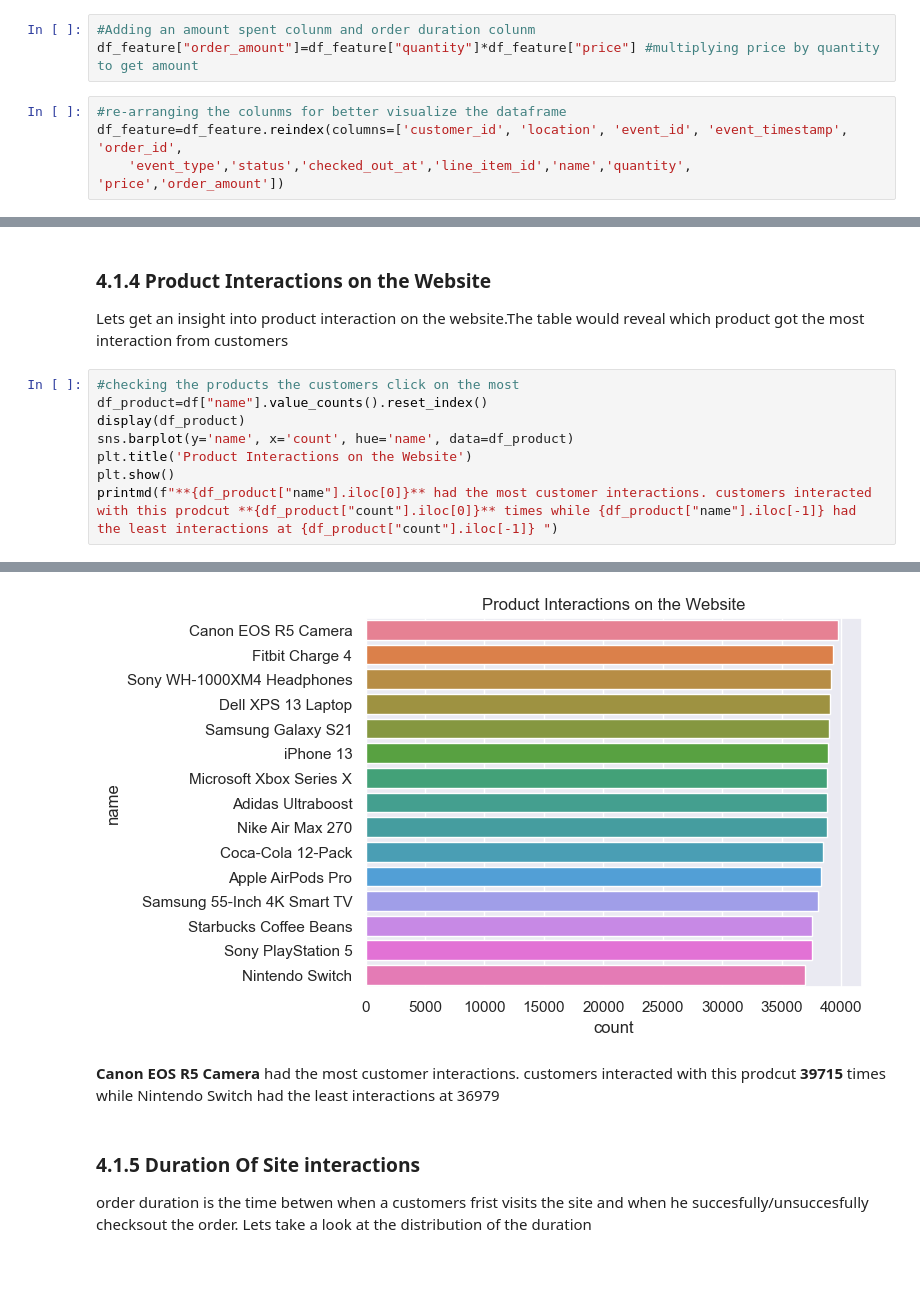
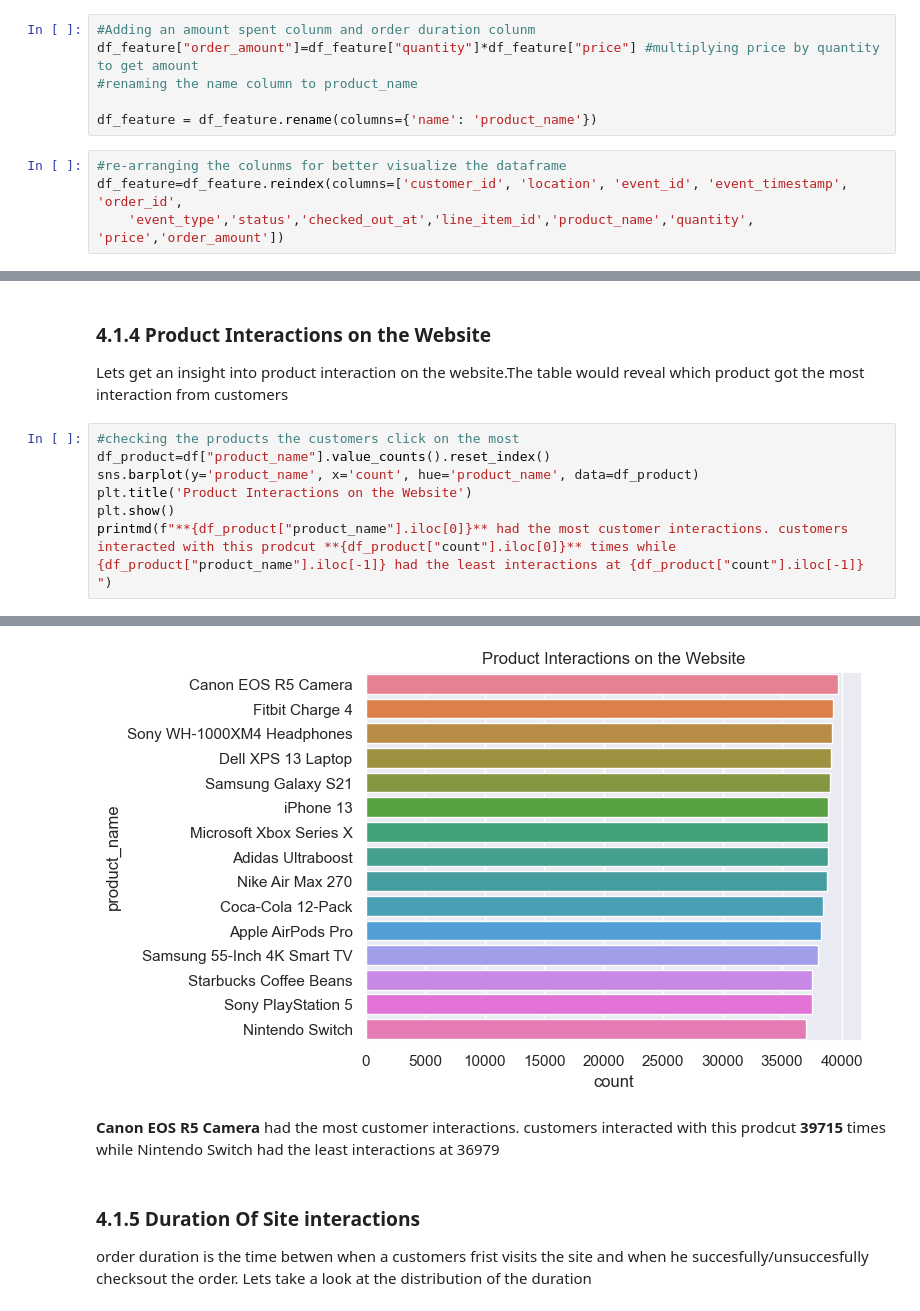
Before and after one commit to SaliuA/ShopSmart_Customer_analysis, a Jupyter notebook: Notebook.ipynb, the cells around one changed output, grey strips where cells are left out. Drawn from its saved outputs; the diff is of its cells as text; blank space fills up the shorter version.

```diff
--- a/Notebook.ipynb
+++ b/Notebook.ipynb
@@ -342,8 +356,11 @@ df_feature['checked_out_at']=pd.to_datetime(df_feature['checked_out_at'])
 # %%
 #Adding an amount spent colunm and order duration colunm
 df_feature["order_amount"]=df_feature["quantity"]*df_feature["price"] #multiplying price by quantity to get amount
+#renaming the name column to product_name
+
+df_feature = df_feature.rename(columns={'name': 'product_name'})
 # %%
 #re-arranging the colunms for better visualize the dataframe
 df_feature=df_feature.reindex(columns=['customer_id', 'location', 'event_id', 'event_timestamp', 'order_id',
-    'event_type','status','checked_out_at','line_item_id','name','quantity', 'price','order_amount'])
+    'event_type','status','checked_out_at','line_item_id','product_name','quantity', 'price','order_amount'])
 # %% [markdown]
@@ -452,10 +571,9 @@ Customer eb7dcb88 visited the site  372 times between the 19th and 30th of March
 Lets get an insight into product interaction on the website.The table would reveal which product got the most interaction from customers
 # %%
 #checking the products the customers click on the most
-df_product=df["name"].value_counts().reset_index()
-display(df_product)
-sns.barplot(y='name', x='count', hue='name', data=df_product)
+df_product=df["product_name"].value_counts().reset_index()
+sns.barplot(y='product_name', x='count', hue='product_name', data=df_product)
 plt.title('Product Interactions on the Website')
 plt.show()
-printmd(f"**{df_product["name"].iloc[0]}** had the most customer interactions. customers interacted with this prodcut **{df_product["count"].iloc[0]}** times while {df_product["name"].iloc[-1]} had the least interactions at {df_product["count"].iloc[-1]} ")
+printmd(f"**{df_product["product_name"].iloc[0]}** had the most customer interactions. customers interacted with this prodcut **{df_product["count"].iloc[0]}** times while {df_product["product_name"].iloc[-1]} had the least interactions at {df_product["count"].iloc[-1]} ")
 # %% [output]
@@ -478,4 +580,4 @@ printmd(f"**{df_product["name"].iloc[0]}** had the most customer interactions. c
-[figure, old version]
+[figure, new version]
 **Canon EOS R5 Camera** had the most customer interactions. customers interacted with this prodcut **39715** times while Nintendo Switch had the least interactions at 36979
 # %% [markdown]
 ### 4.1.5 Duration Of Site interactions
```
Also changed, not shown: parts of 43 cells of this notebook, 1 other file.
